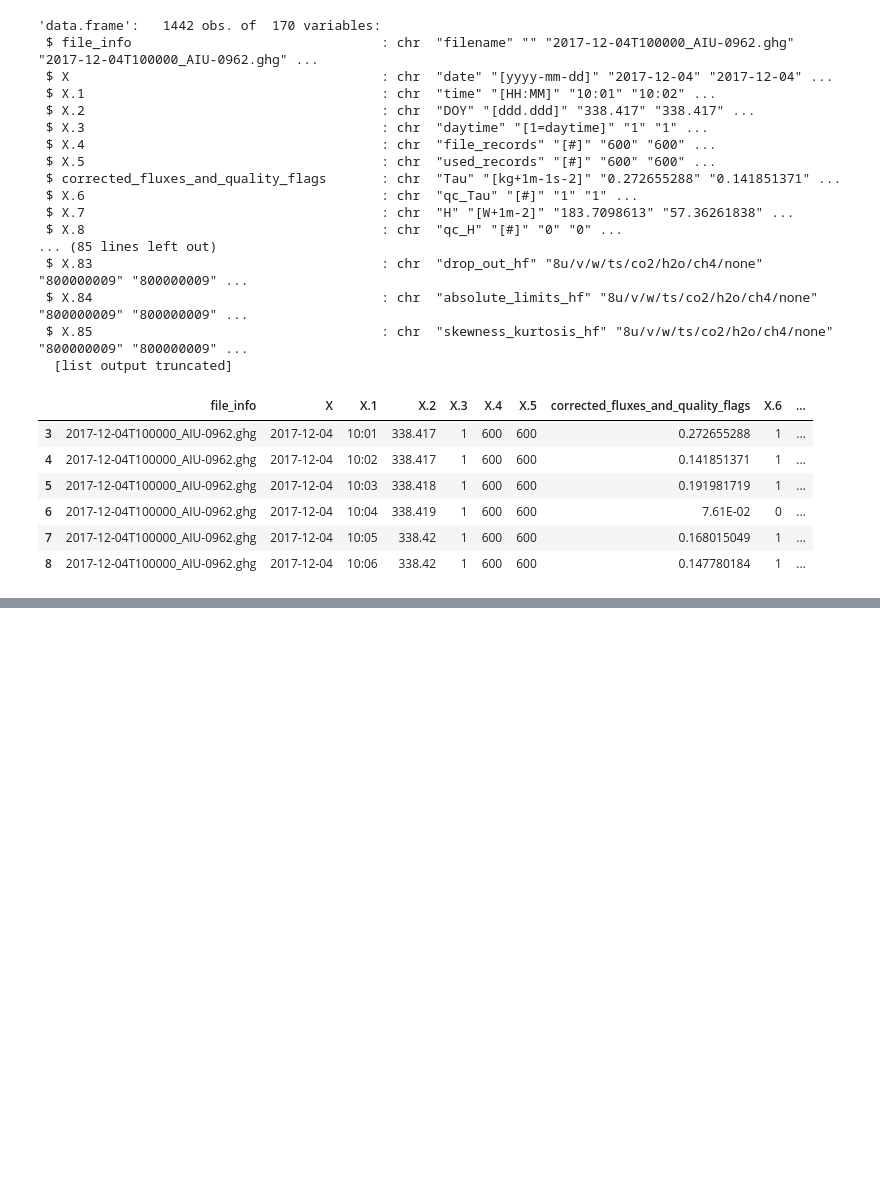
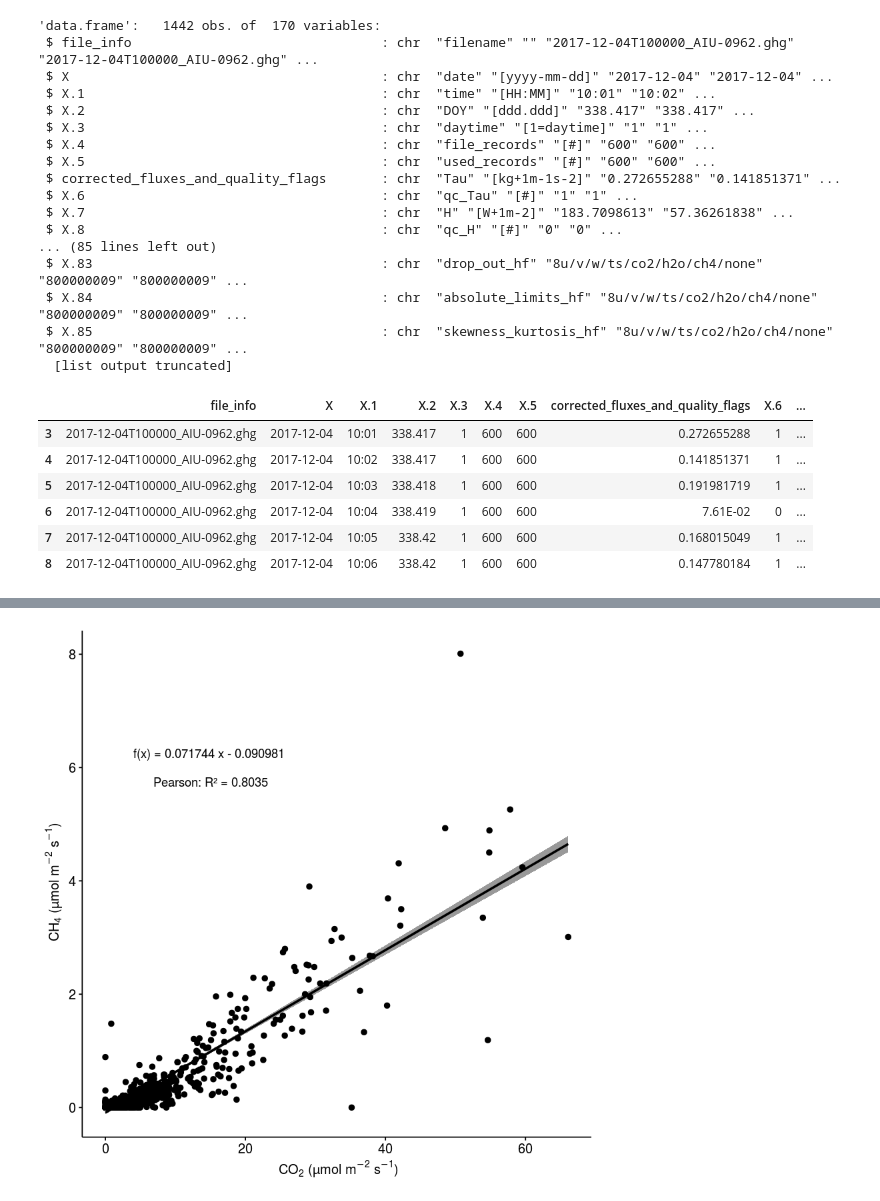
Before and after one commit to carloslizarragac/Metano, a Jupyter notebook: WindRose-Metano-TimeResol.ipynb, the cells around one changed output, grey strips where cells are left out. Saved outputs shown, nothing was run; the diff lists cells and outputs as text; code cells hidden in the pictures; blank space fills up the shorter version.

```diff
--- a/WindRose-Metano-TimeResol.ipynb
+++ b/WindRose-Metano-TimeResol.ipynb
@@ -292,18 +240,0 @@ names(df_corral1)
-# %%
-# ch4 flux vs time lag (Full range)
-df_corral_period <- subset(df_corral1, Date> "2017-12-04 18:00" & Date < "2017-12-04 22:00")
-
-
-p <- ggplot(df_corral_period, aes(ch4_time_lag, ch4_flux) ) + geom_line() # + ylim(1.5, 2.5)
-p <- p + geom_line(data=df_corral_period, aes(ch4_time_lag, despike(ch4_flux), color="orange")) +
-           labs(title = "CH4 time series - full range",
-           x = "CH4 Time Lag (s)", y= "CH4 flux") +
-           guides(color=guide_legend("Despiked"))
-print(p)
-
-q <- ggplot(df_corral_period, aes(ch4_time_lag, ch4_flux) ) + geom_line() # + ylim(1.5, 2.5)
-q <- q + geom_line(data=df_corral_period_ref, aes(ch4_time_lag, despike(ch4_flux, reference="smooth"), color="orange")) +
-           labs(title = "CH4 time series - full tange",
-           x = "CH4 Time Lag (s)", y= "CH4 flux") +
-           guides(color=guide_legend("Despiked - smooth"))
-print(q)
@@ -346,16 +240,0 @@ print(q)
-# %%
-# co2 & ch4 fluxes, u*
-#
-require(oce)
-df_corral_period <- subset(df_corral1, Date> "2017-12-04 18:00" & Date < "2017-12-04 22:00")
-
-p <- ggplot(df_corral_period, aes(x = Date))
-p <- p + geom_line(aes(y = despike(co2_flux, reference="smooth"), colour="CO2 Flux"))
-p <- p + geom_line(aes(y = despike(ch4_flux, reference="smooth"), colour="CH4 Flux"))
-p
-p <- p + geom_line(aes(y = 10.0*u_star, colour="u star"))
-p <- p + scale_y_continuous(sec.axis = sec_axis(~.*5, name = "10 * u star [m/s]"))
-p <- p + scale_colour_manual(values = c("brown1", "cyan3", "forestgreen"))
-p <- p + labs(y="Fluxes", x="date", colour="Parameter")
-p <- p + theme(legend.position = c(0.8, 0.9))
-p
@@ -720,0 +241,12 @@ p2
+# %%
+# Correlations
+require(oce)
+library("ggpubr")
+ggscatter(df_corral_period, x = "co2_flux", y = "ch4_flux", color = "black", fill = "lightgray",
+          add = "reg.line", conf.int = TRUE,
+          cor.coef = FALSE, cor.method = "pearson",
+          xlab = expression(paste(" ",CO[2]," (µmol ", m^-2, " ", s^-1,")")), ylab = expression(paste(" ",CH[4]," (µmol ", m^-2, " ", s^-1,")"))) +
+          annotate("text", x = 15, y = 6.25, label = "f(x) = 0.071744 x - 0.090981 ") +
+          annotate("text", x = 15, y = 5.75, label = "Pearson: R² = 0.8035")
+# %% [output]
+[figure, added]
```
Also changed, not shown: parts of 37 cells of this notebook, 8 other files.
